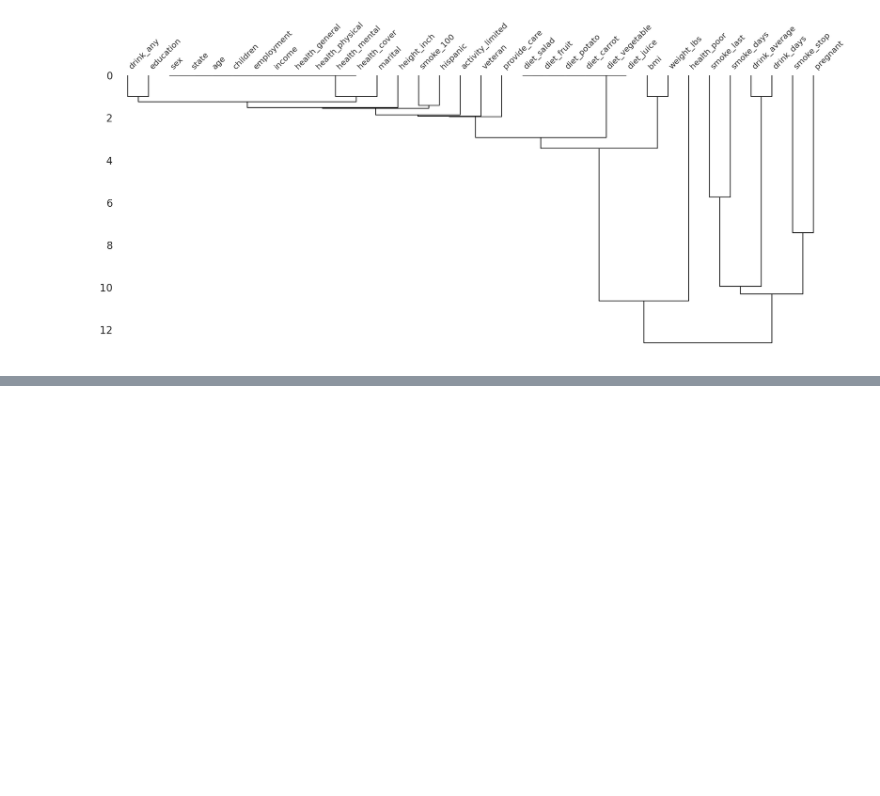
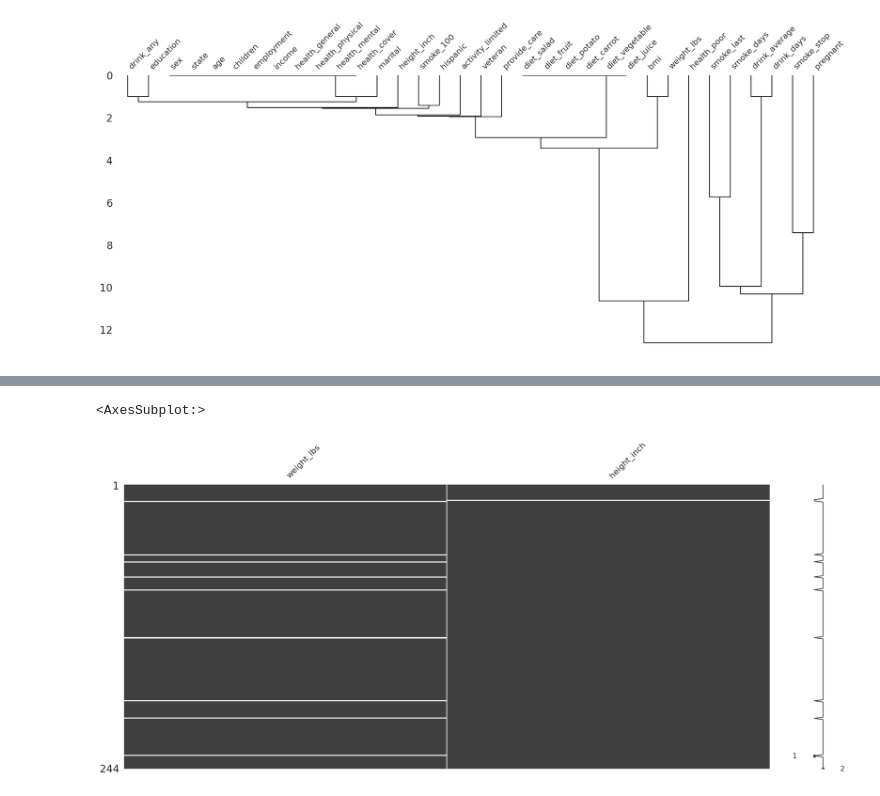
Before and after one commit to Monkey8596/Missing_data_handling-, a Jupyter notebook: notebooks/01_Exploration_Missing_values.ipynb, the cells around one changed output, grey strips where cells are left out. Saved outputs shown, nothing was run; the diff lists cells and outputs as text; code cells hidden in the pictures; blank space fills up the shorter version.

```diff
--- a/notebooks/01_Exploration_Missing_values.ipynb
+++ b/notebooks/01_Exploration_Missing_values.ipynb
@@ -816,0 +885,13 @@ missingno.dendrogram(
+# %%
+(
+    riskfactors_df
+    .dropna(
+        subset = ['weight_lbs', 'height_inch' ],
+        how = 'all'
+    )
+    .select_columns(['weight_lbs', 'height_inch'])
+    .pipe(missingno.matrix)
+)
+# %% [output]
+<AxesSubplot:>
+[figure, added]
```
Also changed, not shown: parts of 9 cells of this notebook.
